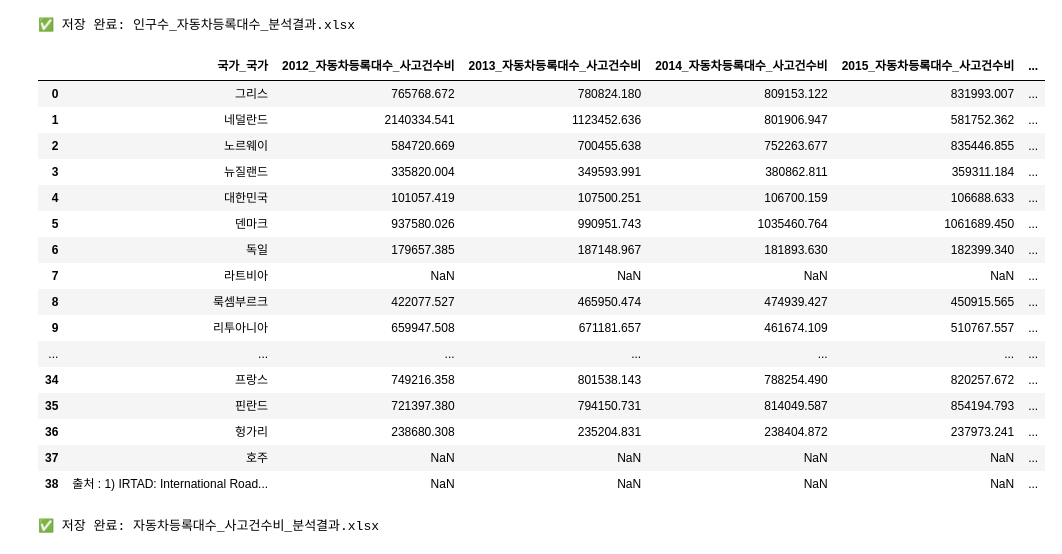
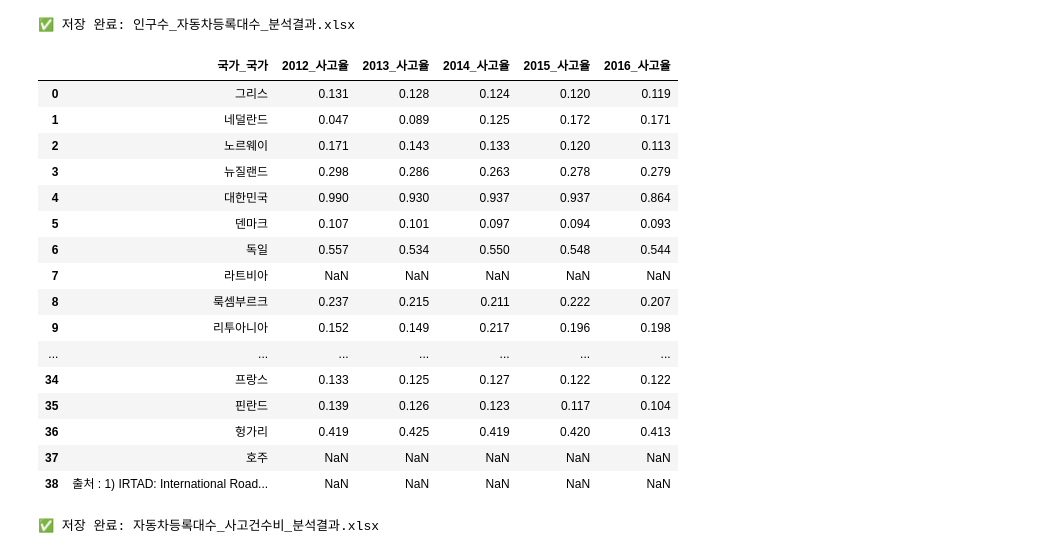
Before and after one commit to Eunhasuiin/LikeLion_Mid_team_14, a Jupyter notebook: members/이효린/notebooks/12-16년OECD EDA.ipynb, the cells around one changed output. Cells and saved outputs as stored; diff of their text form; code cells hidden in the pictures.

```diff
--- a/members/이효린/notebooks/12-16년OECD EDA.ipynb
+++ b/members/이효린/notebooks/12-16년OECD EDA.ipynb
@@ -133,45 +133,45 @@ print(f"✅ 저장 완료: {output_path}")
 # %%
 import pandas as pd
 from IPython.display import display
 
-# 자동차등록대수 : 사고건수 비율 계산 (단위 변환 포함)
+# 사고율 계산 (사고건수 ÷ 자동차등록대수 × 100 → % 단위)
 for year in range(2012, 2017):
     car_reg_col = f"{year}_자동차등록대수(천대)"
     acc_col = f"{year}_사고[건]"
 
     if car_reg_col in df_raw.columns and acc_col in df_raw.columns:
         # 단위 변환: 천 대 → 대
-        car_reg = pd.to_numeric(df_raw[car_reg_col], errors='coerce') * 1000
+        car_reg = pd.to_numeric(df_raw[car_reg_col], errors='coerce')
         accidents = pd.to_numeric(df_raw[acc_col], errors='coerce')
 
-        # 계산 후 새 컬럼 생성 (비율: 자동차 등록대수 ÷ 사고건수)
-        df_raw[f"{year}_자동차등록대수_사고건수비"] = car_reg / accidents
+        # 사고율 계산 (퍼센트)
+        df_raw[f"{year}_사고율"] = (accidents / car_reg) * 100
 
-# 비율 컬럼만 추출해서 보기 좋게 출력 (소수점 3자리로 반올림)
-ratio_cols = [col for col in df_raw.columns if '자동차등록대수_사고건수비' in col]
+# 사고율 컬럼만 추출 (소수점 3자리로 반올림)
+ratio_cols = [col for col in df_raw.columns if '사고율' in col]
 df_ratio_view = df_raw[['국가_국가'] + ratio_cols].copy()
 df_ratio_view[ratio_cols] = df_ratio_view[ratio_cols].round(3)
 
-# 표 출력
+# 출력
 display(df_ratio_view)
 # %% [output]
-|  | 국가_국가 | 2012_자동차등록대수_사고건수비 | 2013_자동차등록대수_사고건수비 | 2014_자동차등록대수_사고건수비 | 2015_자동차등록대수_사고건수비 | ... |
-| 0 | 그리스 | 765768.672 | 780824.180 | 809153.122 | 831993.007 | ... |
-| 1 | 네덜란드 | 2140334.541 | 1123452.636 | 801906.947 | 581752.362 | ... |
-| 2 | 노르웨이 | 584720.669 | 700455.638 | 752263.677 | 835446.855 | ... |
-| 3 | 뉴질랜드 | 335820.004 | 349593.991 | 380862.811 | 359311.184 | ... |
-| 4 | 대한민국 | 101057.419 | 107500.251 | 106700.159 | 106688.633 | ... |
-| 5 | 덴마크 | 937580.026 | 990951.743 | 1035460.764 | 1061689.450 | ... |
-| 6 | 독일 | 179657.385 | 187148.967 | 181893.630 | 182399.340 | ... |
-| 7 | 라트비아 | NaN | NaN | NaN | NaN | ... |
-| 8 | 룩셈부르크 | 422077.527 | 465950.474 | 474939.427 | 450915.565 | ... |
-| 9 | 리투아니아 | 659947.508 | 671181.657 | 461674.109 | 510767.557 | ... |
+|  | 국가_국가 | 2012_사고율 | 2013_사고율 | 2014_사고율 | 2015_사고율 | 2016_사고율 |
+| 0 | 그리스 | 0.131 | 0.128 | 0.124 | 0.120 | 0.119 |
+| 1 | 네덜란드 | 0.047 | 0.089 | 0.125 | 0.172 | 0.171 |
+| 2 | 노르웨이 | 0.171 | 0.143 | 0.133 | 0.120 | 0.113 |
+| 3 | 뉴질랜드 | 0.298 | 0.286 | 0.263 | 0.278 | 0.279 |
+| 4 | 대한민국 | 0.990 | 0.930 | 0.937 | 0.937 | 0.864 |
+| 5 | 덴마크 | 0.107 | 0.101 | 0.097 | 0.094 | 0.093 |
+| 6 | 독일 | 0.557 | 0.534 | 0.550 | 0.548 | 0.544 |
+| 7 | 라트비아 | NaN | NaN | NaN | NaN | NaN |
+| 8 | 룩셈부르크 | 0.237 | 0.215 | 0.211 | 0.222 | 0.207 |
+| 9 | 리투아니아 | 0.152 | 0.149 | 0.217 | 0.196 | 0.198 |
 | ... | ... | ... | ... | ... | ... | ... |
-| 34 | 프랑스 | 749216.358 | 801538.143 | 788254.490 | 820257.672 | ... |
-| 35 | 핀란드 | 721397.380 | 794150.731 | 814049.587 | 854194.793 | ... |
-| 36 | 헝가리 | 238680.308 | 235204.831 | 238404.872 | 237973.241 | ... |
-| 37 | 호주 | NaN | NaN | NaN | NaN | ... |
-| 38 | 출처 : 1) IRTAD: International Road... | NaN | NaN | NaN | NaN | ... |
+| 34 | 프랑스 | 0.133 | 0.125 | 0.127 | 0.122 | 0.122 |
+| 35 | 핀란드 | 0.139 | 0.126 | 0.123 | 0.117 | 0.104 |
+| 36 | 헝가리 | 0.419 | 0.425 | 0.419 | 0.420 | 0.413 |
+| 37 | 호주 | NaN | NaN | NaN | NaN | NaN |
+| 38 | 출처 : 1) IRTAD: International Road... | NaN | NaN | NaN | NaN | NaN |
 # %%
 df_ratio_view.to_excel("자동차등록대수_사고건수비_분석결과.xlsx", index=False)
 print("✅ 저장 완료: 자동차등록대수_사고건수비_분석결과.xlsx")
```
